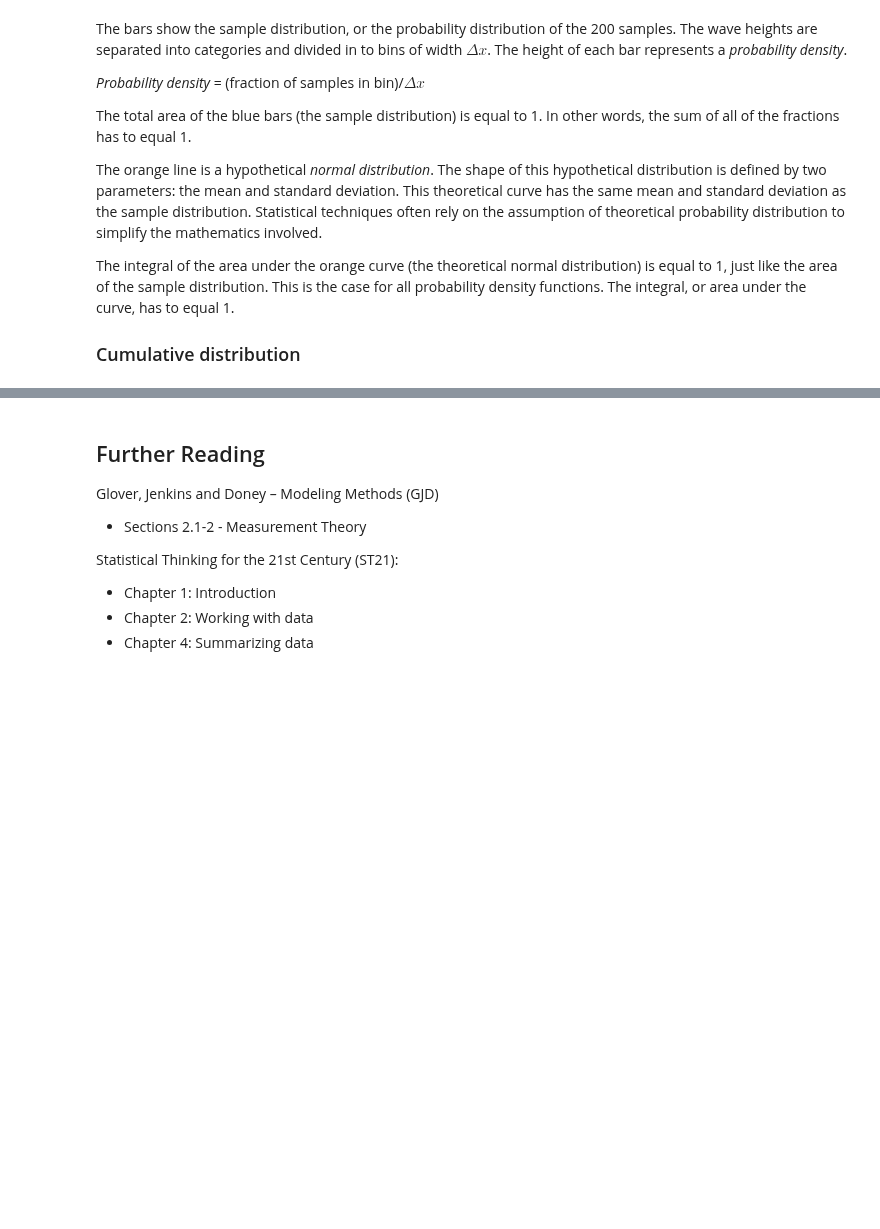
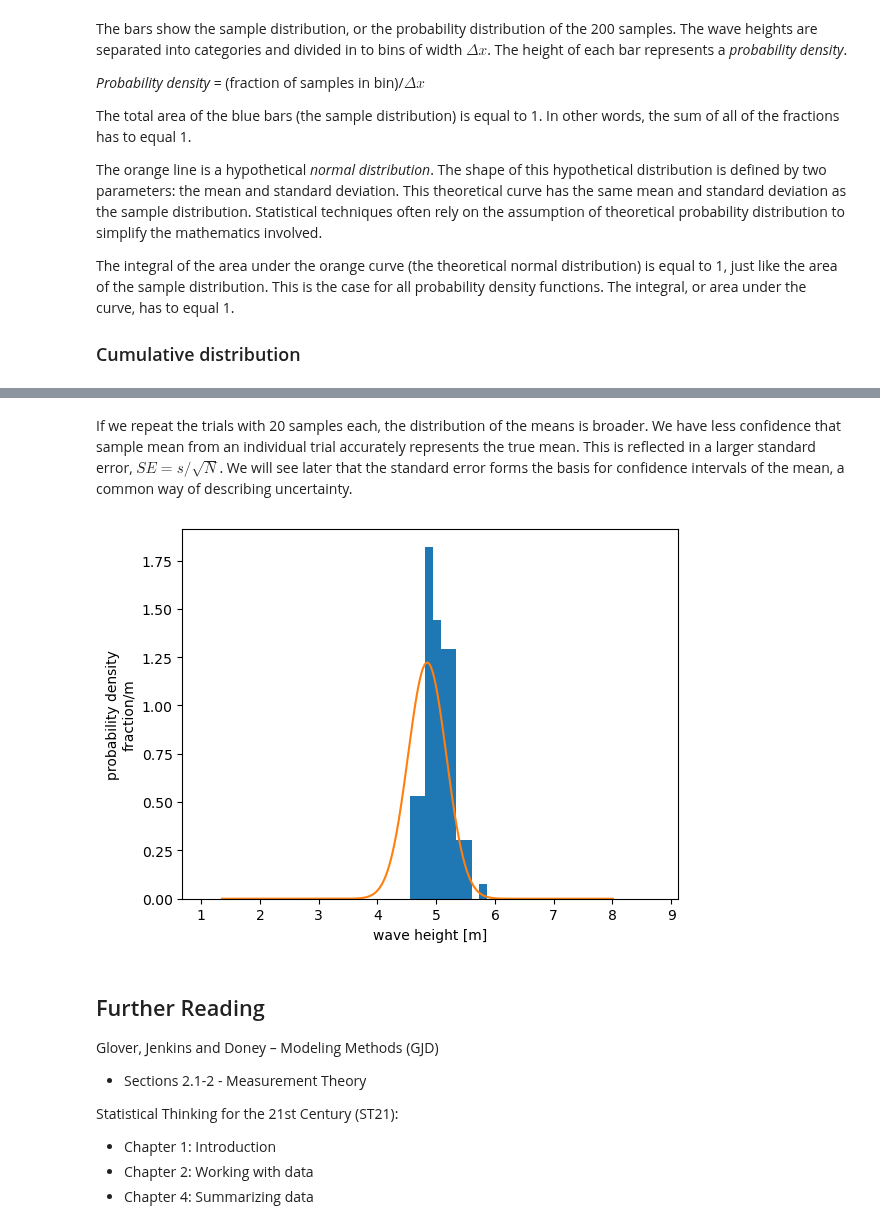
Before and after one commit to tompc35/data_marine_science, a Jupyter notebook: 2-01-introduction.ipynb, the cells around one changed output, grey strips where cells are left out. Drawn from its saved outputs; the diff is of its cells as text; code cells hidden in the pictures; blank space fills up the shorter version.

```diff
--- a/2-01-introduction.ipynb
+++ b/2-01-introduction.ipynb
@@ -166,3 +184,20 @@ The standard error from 1 set of samples, gives an estimate of standard deviatio
+# %% [markdown]
+If we repeat the trials with 20 samples each, the distribution of the means is broader. We have less confidence that sample mean from an individual trial accurately represents the true mean. This is reflected in a larger standard error, $SE = s/\sqrt{N}$. We will see later that the standard error forms the basis for confidence intervals of the mean, a common way of describing uncertainty.
+# %%
+Nsub = 10
+xm = np.nan*np.ones(100)
+
+for i in range(100):
+    xm[i] = np.mean(np.random.normal(5,scale=1.15,size=20))
+
+plt.figure()
+plt.hist(xm,density=True)
+plt.plot(x, stats.norm.pdf(x, np.mean(data), np.std(data)/np.sqrt(15)))
+plt.xlim(xl)
+plt.xlabel('wave height [m]')
+plt.ylabel('probability density\nfraction/m');
+# %% [output]
+[figure, added]
 # %% [markdown]
 ## Further Reading
 
```
Also changed, not shown: parts of 8 cells of this notebook, 3 other files.
